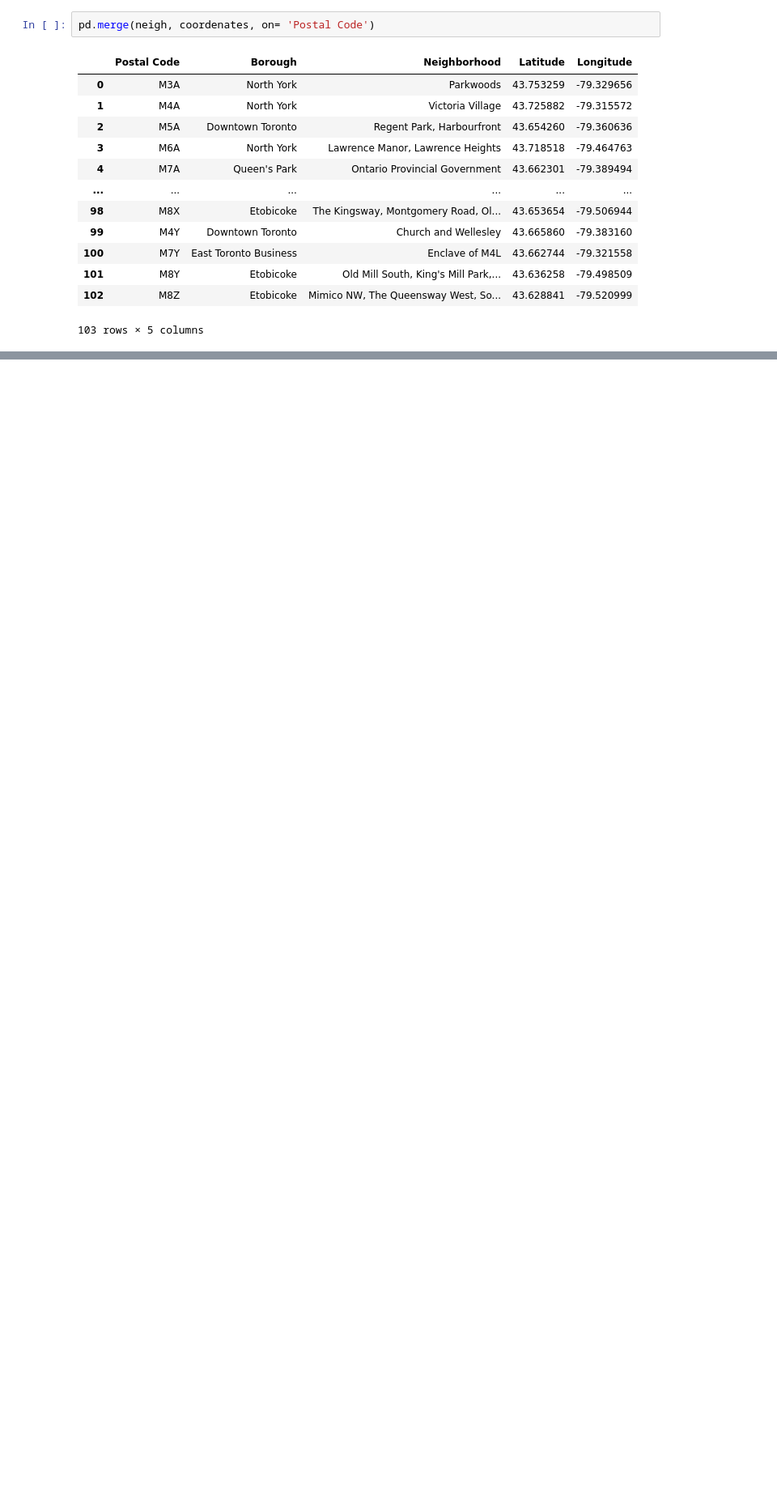
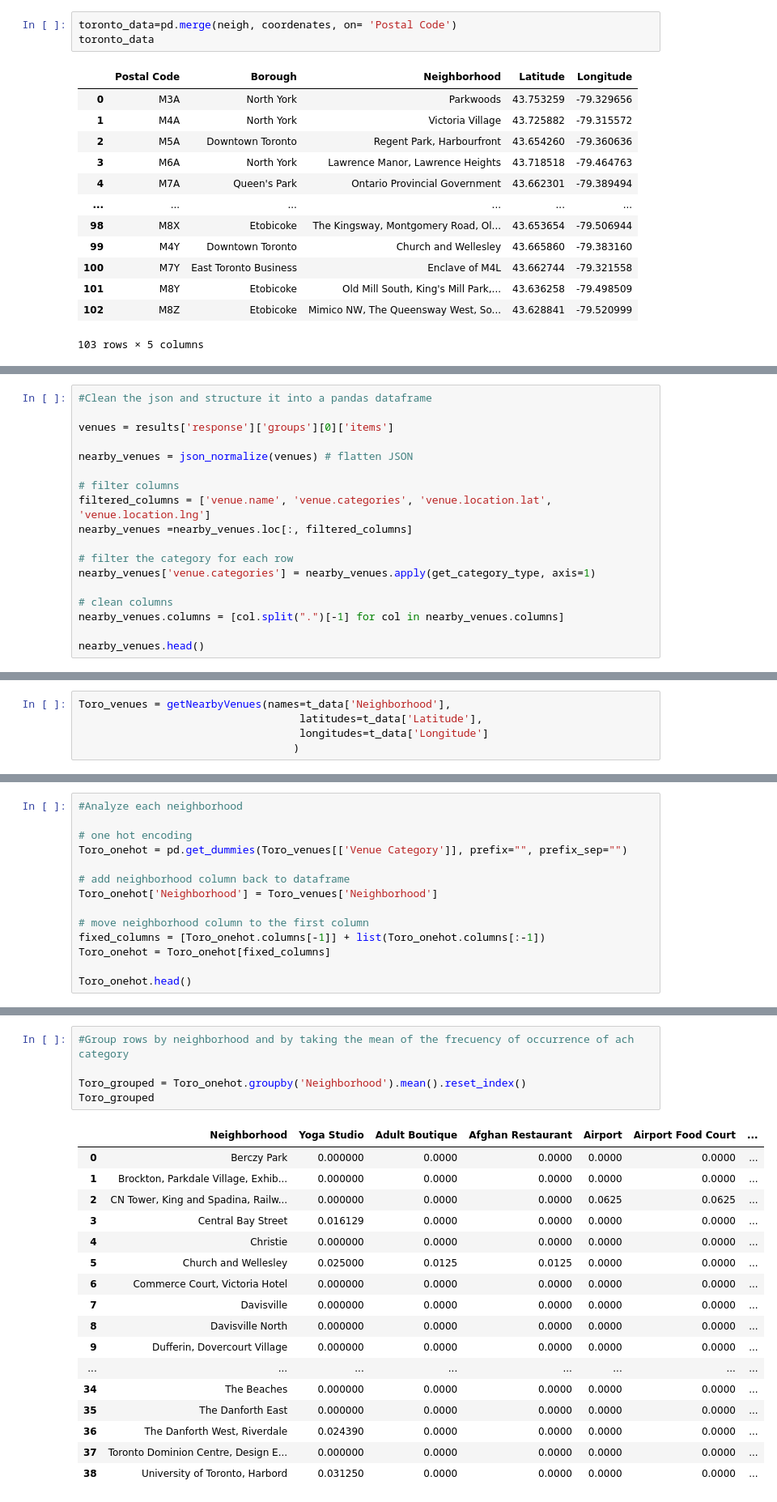
Before and after one commit to Jpipe93/Datascience-capstone, a Jupyter notebook: Toronto1.ipynb, the cells around one changed output, grey strips where cells are left out. Shown: that part at 81% size. Cells and saved outputs as stored; diff of their text form; blank space fills up the shorter version.

```diff
--- a/Toronto1.ipynb
+++ b/Toronto1.ipynb
@@ -103,7 +102,8 @@ coordenates
 | 102 | M9W | 43.706748 | -79.594054 |
 103 rows × 3 columns
 # %%
-pd.merge(neigh, coordenates, on= 'Postal Code')
+toronto_data=pd.merge(neigh, coordenates, on= 'Postal Code')
+toronto_data
 # %% [output]
 |  | Postal Code | Borough | Neighborhood | Latitude | Longitude |
 | 0 | M3A | North York | Parkwoods | 43.753259 | -79.329656 |
@@ -120,0 +270,18 @@ pd.merge(neigh, coordenates, on= 'Postal Code')
+# %%
+#Clean the json and structure it into a pandas dataframe
+
+venues = results['response']['groups'][0]['items']
+
+nearby_venues = json_normalize(venues) # flatten JSON
+
+# filter columns
+filtered_columns = ['venue.name', 'venue.categories', 'venue.location.lat', 'venue.location.lng']
+nearby_venues =nearby_venues.loc[:, filtered_columns]
+
+# filter the category for each row
+nearby_venues['venue.categories'] = nearby_venues.apply(get_category_type, axis=1)
+
+# clean columns
+nearby_venues.columns = [col.split(".")[-1] for col in nearby_venues.columns]
+
+nearby_venues.head()
@@ -120,0 +341,5 @@ pd.merge(neigh, coordenates, on= 'Postal Code')
+# %%
+Toro_venues = getNearbyVenues(names=t_data['Neighborhood'],
+                                   latitudes=t_data['Latitude'],
+                                   longitudes=t_data['Longitude']
+                                  )
@@ -120,0 +405,14 @@ pd.merge(neigh, coordenates, on= 'Postal Code')
+# %%
+#Analyze each neighborhood
+
+# one hot encoding
+Toro_onehot = pd.get_dummies(Toro_venues[['Venue Category']], prefix="", prefix_sep="")
+
+# add neighborhood column back to dataframe
+Toro_onehot['Neighborhood'] = Toro_venues['Neighborhood']
+
+# move neighborhood column to the first column
+fixed_columns = [Toro_onehot.columns[-1]] + list(Toro_onehot.columns[:-1])
+Toro_onehot = Toro_onehot[fixed_columns]
+
+Toro_onehot.head()
@@ -120,0 +433,23 @@ pd.merge(neigh, coordenates, on= 'Postal Code')
+# %%
+#Group rows by neighborhood and by taking the mean of the frecuency of occurrence of ach category
+
+Toro_grouped = Toro_onehot.groupby('Neighborhood').mean().reset_index()
+Toro_grouped
+# %% [output]
+|  | Neighborhood | Yoga Studio | Adult Boutique | Afghan Restaurant | Airport | Airport Food Court | ... |
+| 0 | Berczy Park | 0.000000 | 0.0000 | 0.0000 | 0.0000 | 0.0000 | ... |
+| 1 | Brockton, Parkdale Village, Exhib... | 0.000000 | 0.0000 | 0.0000 | 0.0000 | 0.0000 | ... |
+| 2 | CN Tower, King and Spadina, Railw... | 0.000000 | 0.0000 | 0.0000 | 0.0625 | 0.0625 | ... |
+| 3 | Central Bay Street | 0.016129 | 0.0000 | 0.0000 | 0.0000 | 0.0000 | ... |
+| 4 | Christie | 0.000000 | 0.0000 | 0.0000 | 0.0000 | 0.0000 | ... |
+| 5 | Church and Wellesley | 0.025000 | 0.0125 | 0.0125 | 0.0000 | 0.0000 | ... |
+| 6 | Commerce Court, Victoria Hotel | 0.000000 | 0.0000 | 0.0000 | 0.0000 | 0.0000 | ... |
+| 7 | Davisville | 0.000000 | 0.0000 | 0.0000 | 0.0000 | 0.0000 | ... |
+| 8 | Davisville North | 0.000000 | 0.0000 | 0.0000 | 0.0000 | 0.0000 | ... |
+| 9 | Dufferin, Dovercourt Village | 0.000000 | 0.0000 | 0.0000 | 0.0000 | 0.0000 | ... |
+| ... | ... | ... | ... | ... | ... | ... | ... |
+| 34 | The Beaches | 0.000000 | 0.0000 | 0.0000 | 0.0000 | 0.0000 | ... |
+| 35 | The Danforth East | 0.000000 | 0.0000 | 0.0000 | 0.0000 | 0.0000 | ... |
+| 36 | The Danforth West, Riverdale | 0.024390 | 0.0000 | 0.0000 | 0.0000 | 0.0000 | ... |
+| 37 | Toronto Dominion Centre, Design E... | 0.000000 | 0.0000 | 0.0000 | 0.0000 | 0.0000 | ... |
+| 38 | University of Toronto, Harbord | 0.031250 | 0.0000 | 0.0000 | 0.0000 | 0.0000 | ... |
```
Also changed, not shown: parts of 36 cells of this notebook.
